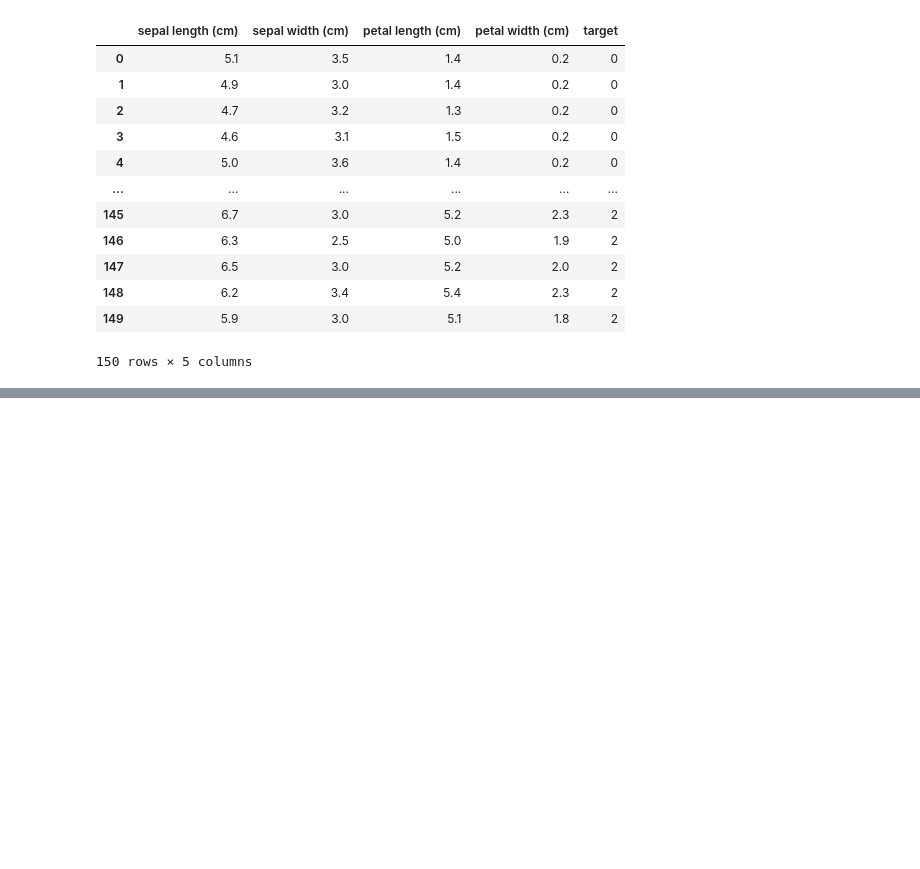
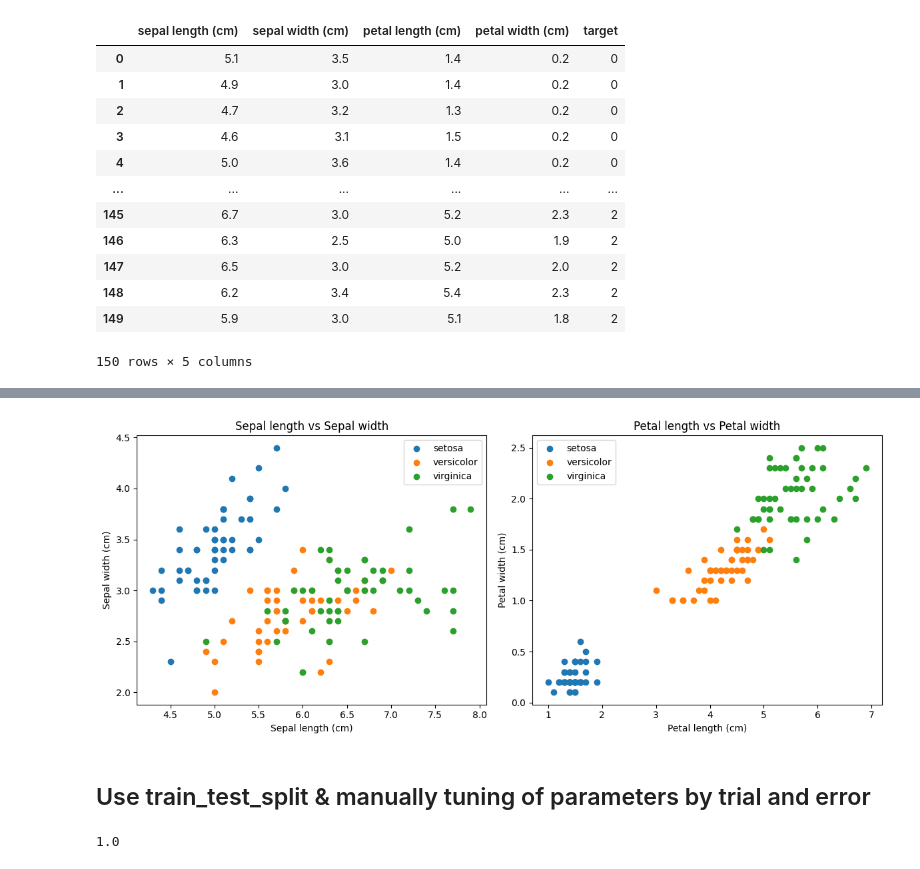
Before and after one commit to Kshitijk14/practice-ml, a Jupyter notebook: 014-GridSearchCV-(hyper-param-tuning)/iris-grid-search.ipynb, the cells around one changed output, grey strips where cells are left out. Cells and saved outputs as stored; diff of their text form; code cells hidden in the pictures; blank space fills up the shorter version.

```diff
--- a/014-GridSearchCV-(hyper-param-tuning)/iris-grid-search.ipynb
+++ b/014-GridSearchCV-(hyper-param-tuning)/iris-grid-search.ipynb
@@ -31,3 +28,6 @@ dir(iris)
  'frame',
  'target',
  'target_names']
+# %%
+target_names = list(iris.target_names)
+target_names
@@ -51,0 +76,30 @@ df
+# %%
+# Create a figure and a set of subplots
+plt.figure(figsize=(12, 5))
+
+# Scatter plot for Sepal length vs Sepal width
+plt.subplot(1, 2, 1)
+for target in range(len(target_names)):
+    subset = df[df['target'] == target]
+    plt.scatter(subset['sepal length (cm)'], subset['sepal width (cm)'], label=target_names[target])
+plt.title('Sepal length vs Sepal width')
+plt.xlabel('Sepal length (cm)')
+plt.ylabel('Sepal width (cm)')
+plt.legend()
+
+# Scatter plot for Petal length vs Petal width
+plt.subplot(1, 2, 2)
+for target in range(len(target_names)):
+    subset = df[df['target'] == target]
+    plt.scatter(subset['petal length (cm)'], subset['petal width (cm)'], label=target_names[target])
+plt.title('Petal length vs Petal width')
+plt.xlabel('Petal length (cm)')
+plt.ylabel('Petal width (cm)')
+plt.legend()
+
+plt.tight_layout()
+plt.show()
+# %% [output]
+[figure, added]
+# %% [markdown]
+## Use train_test_split & manually tuning of parameters by trial and error
@@ -51,0 +108,6 @@ df
+# %%
+model = SVC(kernel='rbf', C=30, gamma='auto')
+model.fit(X_train, y_train)
+model.score(X_test, y_test)
+# %% [output]
+1.0
```
Also changed, not shown: parts of 29 cells of this notebook, 4 other files.
